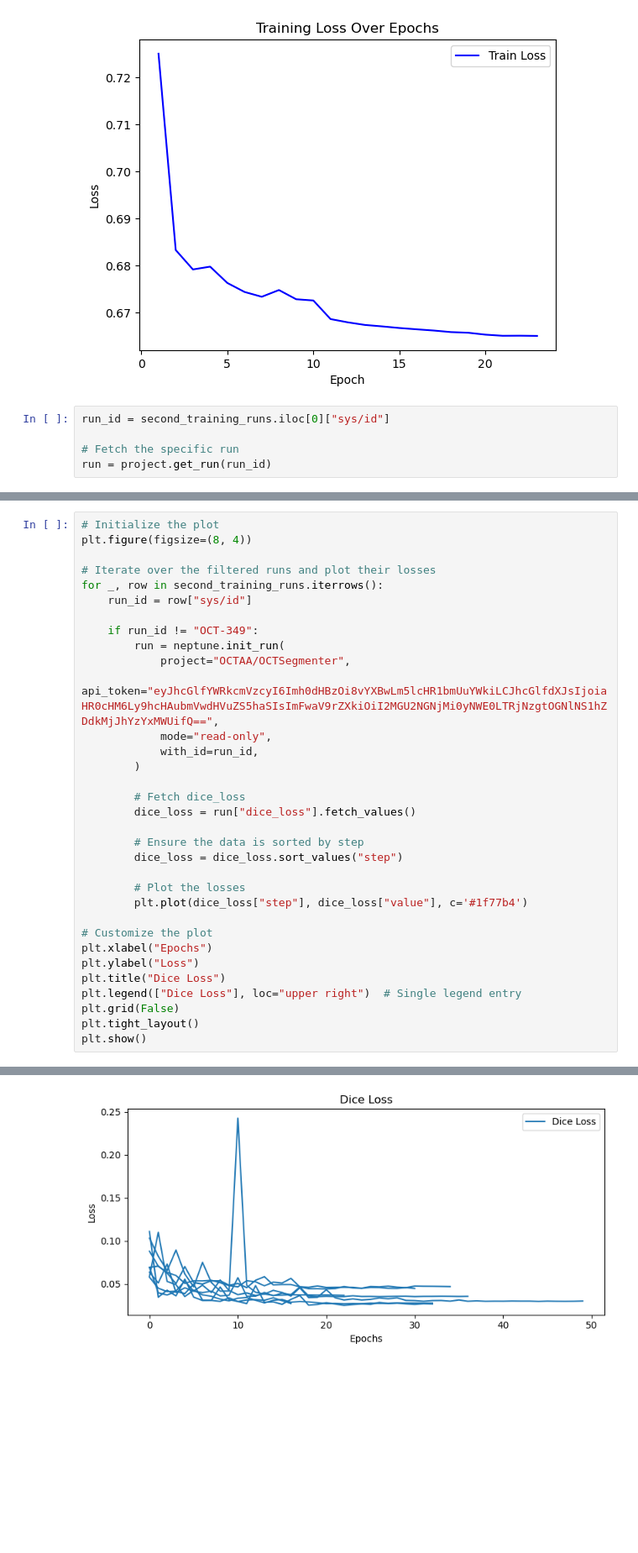
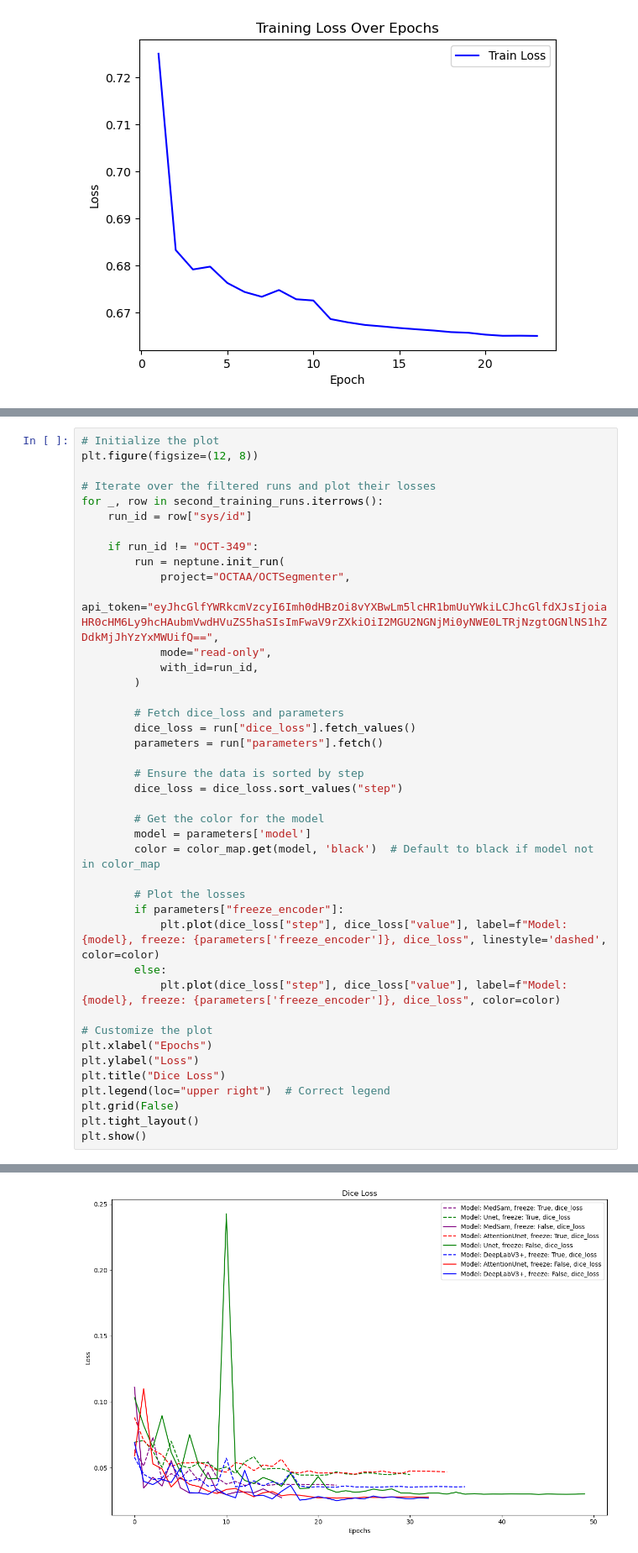
Before and after one commit to SamuelJessen/OCTSegmenter, a Jupyter notebook: scripts/training_visualization.ipynb, the cells around one changed output, grey strips where cells are left out. Shown at 84% size. Drawn from its saved outputs; the diff is of its cells as text; blank space fills up the shorter version.

```diff
--- a/scripts/training_visualization.ipynb
+++ b/scripts/training_visualization.ipynb
@@ -69,8 +69,3 @@ plt.show()
 # %% [output]
 [neptune] [info   ] Neptune initialized. Open in the app: https://app.neptune.ai/OCTAA/OCTSegmenter/e/OCT-361
 [figure]
-# %%
-run_id = second_training_runs.iloc[0]["sys/id"]
-
-# Fetch the specific run
-run = project.get_run(run_id)
@@ -127,6 +195,6 @@ plt.show()
 # %%
 # Initialize the plot
-plt.figure(figsize=(8, 4))
+plt.figure(figsize=(12, 8))
 
 # Iterate over the filtered runs and plot their losses
 for _, row in second_training_runs.iterrows():
@@ -136,34 +204,42 @@ for _, row in second_training_runs.iterrows():
         run = neptune.init_run(
             project="OCTAA/OCTSegmenter",
             api_token="eyJhcGlfYWRkcmVzcyI6Imh0dHBzOi8vYXBwLm5lcHR1bmUuYWkiLCJhcGlfdXJsIjoiaHR0cHM6Ly9hcHAubmVwdHVuZS5haSIsImFwaV9rZXkiOiI2MGU2NGNjMi0yNWE0LTRjNzgtOGNlNS1hZDdkMjJhYzYxMWUifQ==",
             mode="read-only",
             with_id=run_id,
         )
 
-        # Fetch dice_loss
+        # Fetch dice_loss and parameters
         dice_loss = run["dice_loss"].fetch_values()
+        parameters = run["parameters"].fetch()
 
         # Ensure the data is sorted by step
         dice_loss = dice_loss.sort_values("step")
 
+        # Get the color for the model
+        model = parameters['model']
+        color = color_map.get(model, 'black')  # Default to black if model not in color_map
+
         # Plot the losses
-        plt.plot(dice_loss["step"], dice_loss["value"], c='#1f77b4')
+        if parameters["freeze_encoder"]:
+            plt.plot(dice_loss["step"], dice_loss["value"], label=f"Model: {model}, freeze: {parameters['freeze_encoder']}, dice_loss", linestyle='dashed', color=color)
+        else:
+            plt.plot(dice_loss["step"], dice_loss["value"], label=f"Model: {model}, freeze: {parameters['freeze_encoder']}, dice_loss", color=color)
 
 # Customize the plot
 plt.xlabel("Epochs")
 plt.ylabel("Loss")
 plt.title("Dice Loss")
-plt.legend(["Dice Loss"], loc="upper right")  # Single legend entry
+plt.legend(loc="upper right")  # Correct legend
 plt.grid(False)
 plt.tight_layout()
 plt.show()
 # %% [output]
 [neptune] [info   ] Neptune initialized. Open in the app: https://app.neptune.ai/OCTAA/OCTSegmenter/e/OCT-361
 [neptune] [info   ] Neptune initialized. Open in the app: https://app.neptune.ai/OCTAA/OCTSegmenter/e/OCT-360
 [neptune] [info   ] Neptune initialized. Open in the app: https://app.neptune.ai/OCTAA/OCTSegmenter/e/OCT-358
 [neptune] [info   ] Neptune initialized. Open in the app: https://app.neptune.ai/OCTAA/OCTSegmenter/e/OCT-355
 [neptune] [info   ] Neptune initialized. Open in the app: https://app.neptune.ai/OCTAA/OCTSegmenter/e/OCT-354
 [neptune] [info   ] Neptune initialized. Open in the app: https://app.neptune.ai/OCTAA/OCTSegmenter/e/OCT-352
 [neptune] [info   ] Neptune initialized. Open in the app: https://app.neptune.ai/OCTAA/OCTSegmenter/e/OCT-334
 [neptune] [info   ] Neptune initialized. Open in the app: https://app.neptune.ai/OCTAA/OCTSegmenter/e/OCT-330
-[figure, old version]
+[figure, new version]
```
Also changed, not shown: parts of 4 cells of this notebook.
